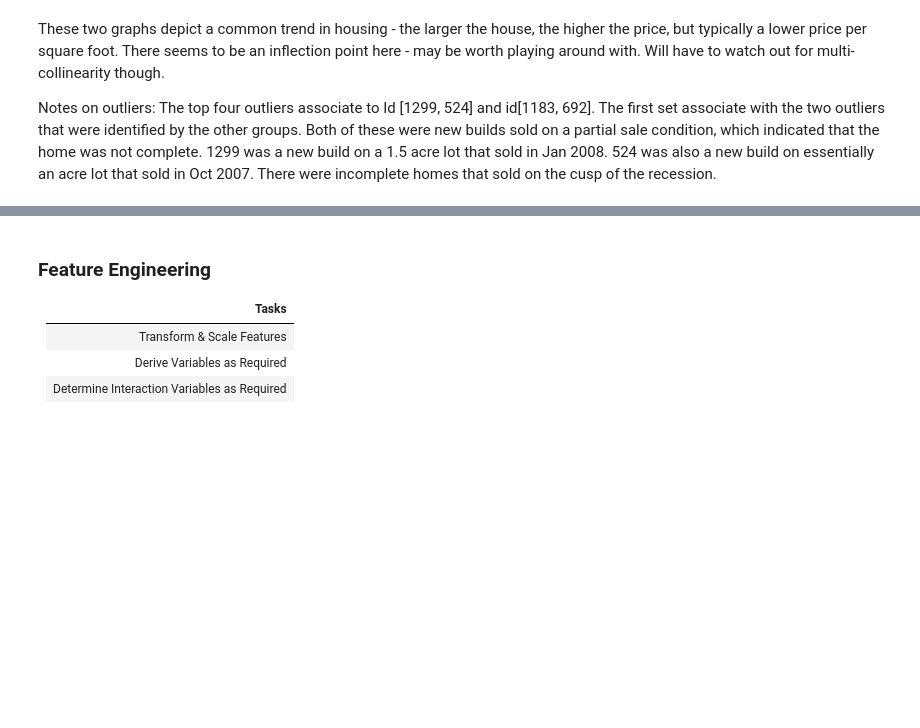
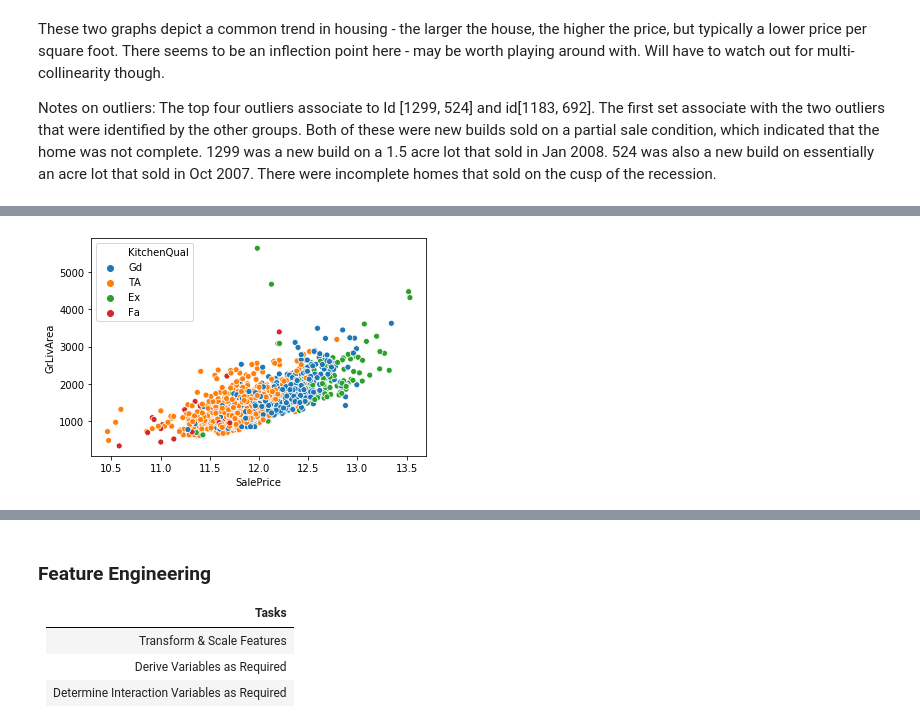
Before and after one commit to ericlundy87/House-Prices-Advanced-Regression-Techniques, a Jupyter notebook: p4_cheney.ipynb, the cells around one changed output, grey strips where cells are left out. Saved outputs shown, nothing was run; the diff lists cells and outputs as text; code cells hidden in the pictures; blank space fills up the shorter version.

```diff
--- a/p4_cheney.ipynb
+++ b/p4_cheney.ipynb
@@ -363,0 +357,5 @@ The first set associate with the two outliers that were identified by the other
+# %%
+sns.scatterplot('SalePrice', 'GrLivArea',data = train, hue='KitchenQual')
+plt.show()
+# %% [output]
+[figure, added]
```
Also changed, not shown: parts of 15 cells of this notebook, 1 other file.
